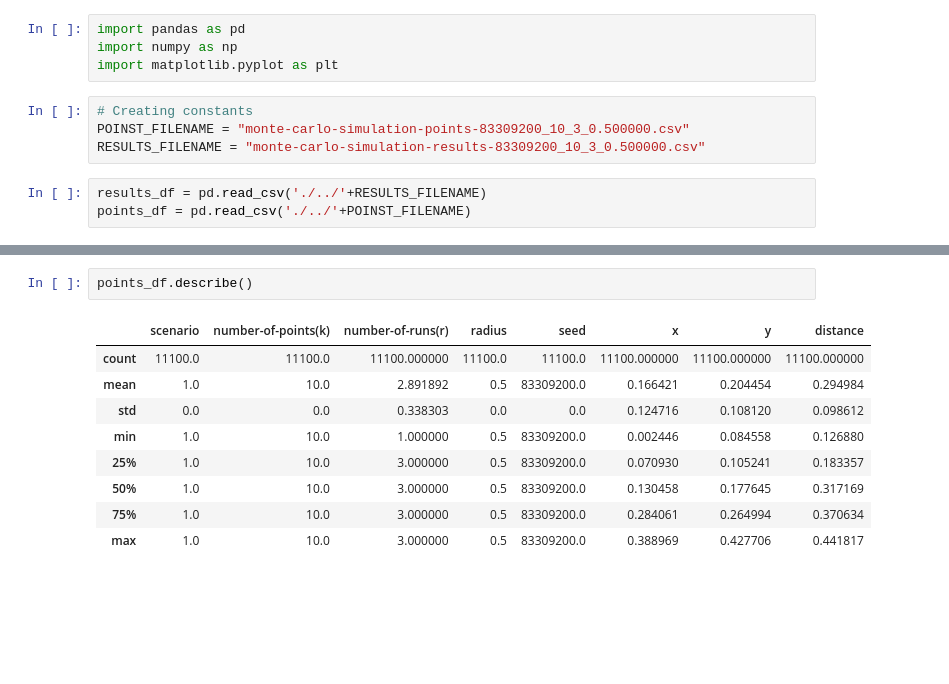
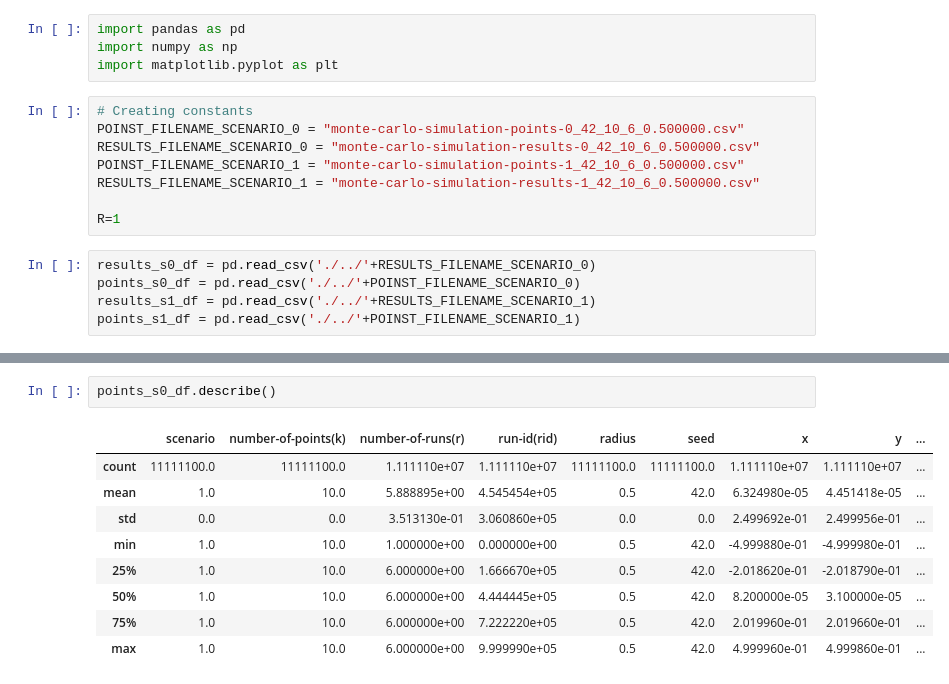
Before and after one commit to namelew/MonteCarloPointDistribution, a Jupyter notebook: notebooks/CirclesPlot.ipynb, the cells around one changed output, grey strips where cells are left out. Cells and saved outputs as stored; diff of their text form; blank space fills up the shorter version.

```diff
--- a/notebooks/CirclesPlot.ipynb
+++ b/notebooks/CirclesPlot.ipynb
@@ -26,9 +26,15 @@ import numpy as np
 import matplotlib.pyplot as plt
 # %%
 # Creating constants
-POINST_FILENAME = "monte-carlo-simulation-points-83309200_10_3_0.500000.csv"
-RESULTS_FILENAME = "monte-carlo-simulation-results-83309200_10_3_0.500000.csv"
+POINST_FILENAME_SCENARIO_0 = "monte-carlo-simulation-points-0_42_10_6_0.500000.csv"
+RESULTS_FILENAME_SCENARIO_0 = "monte-carlo-simulation-results-0_42_10_6_0.500000.csv"
+POINST_FILENAME_SCENARIO_1 = "monte-carlo-simulation-points-1_42_10_6_0.500000.csv"
+RESULTS_FILENAME_SCENARIO_1 = "monte-carlo-simulation-results-1_42_10_6_0.500000.csv"
+
+R=1
 # %%
-results_df = pd.read_csv('./../'+RESULTS_FILENAME)
-points_df = pd.read_csv('./../'+POINST_FILENAME)
+results_s0_df = pd.read_csv('./../'+RESULTS_FILENAME_SCENARIO_0)
+points_s0_df = pd.read_csv('./../'+POINST_FILENAME_SCENARIO_0)
+results_s1_df = pd.read_csv('./../'+RESULTS_FILENAME_SCENARIO_1)
+points_s1_df = pd.read_csv('./../'+POINST_FILENAME_SCENARIO_1)
 # %%
@@ -46,12 +52,12 @@ results_df.describe()
 # %%
-points_df.describe()
+points_s0_df.describe()
 # %% [output]
-|  | scenario | number-of-points(k) | number-of-runs(r) | radius | seed | x | y | distance |
-| count | 11100.0 | 11100.0 | 11100.000000 | 11100.0 | 11100.0 | 11100.000000 | 11100.000000 | 11100.000000 |
-| mean | 1.0 | 10.0 | 2.891892 | 0.5 | 83309200.0 | 0.166421 | 0.204454 | 0.294984 |
-| std | 0.0 | 0.0 | 0.338303 | 0.0 | 0.0 | 0.124716 | 0.108120 | 0.098612 |
-| min | 1.0 | 10.0 | 1.000000 | 0.5 | 83309200.0 | 0.002446 | 0.084558 | 0.126880 |
-| 25% | 1.0 | 10.0 | 3.000000 | 0.5 | 83309200.0 | 0.070930 | 0.105241 | 0.183357 |
-| 50% | 1.0 | 10.0 | 3.000000 | 0.5 | 83309200.0 | 0.130458 | 0.177645 | 0.317169 |
-| 75% | 1.0 | 10.0 | 3.000000 | 0.5 | 83309200.0 | 0.284061 | 0.264994 | 0.370634 |
-| max | 1.0 | 10.0 | 3.000000 | 0.5 | 83309200.0 | 0.388969 | 0.427706 | 0.441817 |
+|  | scenario | number-of-points(k) | number-of-runs(r) | run-id(rid) | radius | seed | x | y | ... |
+| count | 11111100.0 | 11111100.0 | 1.111110e+07 | 1.111110e+07 | 11111100.0 | 11111100.0 | 1.111110e+07 | 1.111110e+07 | ... |
+| mean | 1.0 | 10.0 | 5.888895e+00 | 4.545454e+05 | 0.5 | 42.0 | 6.324980e-05 | 4.451418e-05 | ... |
+| std | 0.0 | 0.0 | 3.513130e-01 | 3.060860e+05 | 0.0 | 0.0 | 2.499692e-01 | 2.499956e-01 | ... |
+| min | 1.0 | 10.0 | 1.000000e+00 | 0.000000e+00 | 0.5 | 42.0 | -4.999880e-01 | -4.999980e-01 | ... |
+| 25% | 1.0 | 10.0 | 6.000000e+00 | 1.666670e+05 | 0.5 | 42.0 | -2.018620e-01 | -2.018790e-01 | ... |
+| 50% | 1.0 | 10.0 | 6.000000e+00 | 4.444445e+05 | 0.5 | 42.0 | 8.200000e-05 | 3.100000e-05 | ... |
+| 75% | 1.0 | 10.0 | 6.000000e+00 | 7.222220e+05 | 0.5 | 42.0 | 2.019960e-01 | 2.019660e-01 | ... |
+| max | 1.0 | 10.0 | 6.000000e+00 | 9.999990e+05 | 0.5 | 42.0 | 4.999960e-01 | 4.999860e-01 | ... |
```
Also changed, not shown: parts of 7 cells of this notebook, 4 other files.
